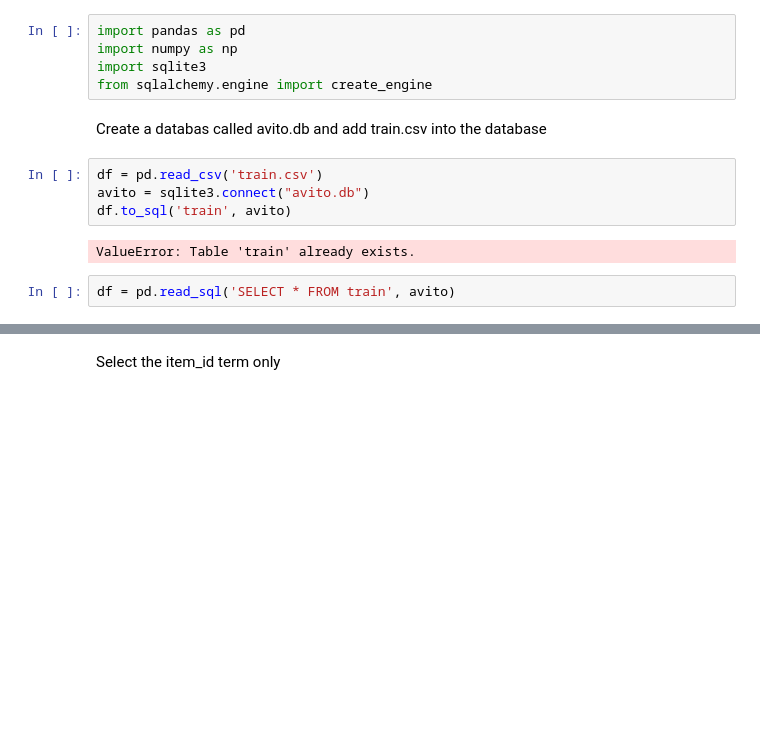
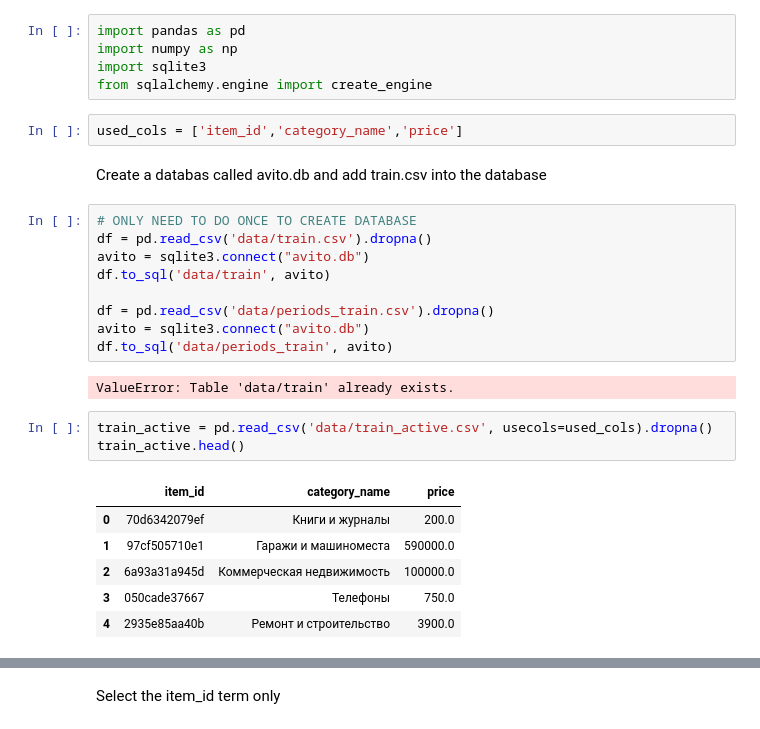
Before and after one commit to albalu/gdso-avito, a Jupyter notebook: load_files.ipynb, the cells around one changed output, grey strips where cells are left out. Saved outputs shown, nothing was run; the diff lists cells and outputs as text; blank space fills up the shorter version.

```diff
--- a/load_files.ipynb
+++ b/load_files.ipynb
@@ -6,13 +3,28 @@ import pandas as pd
 import numpy as np
 import sqlite3
 from sqlalchemy.engine import create_engine
+# %%
+used_cols = ['item_id','category_name','price']
 # %% [markdown]
 Create a databas called avito.db and add train.csv into the database
 # %%
-df = pd.read_csv('train.csv')
+# ONLY NEED TO DO ONCE TO CREATE DATABASE
+df = pd.read_csv('data/train.csv').dropna()
 avito = sqlite3.connect("avito.db")
-df.to_sql('train', avito)
+df.to_sql('data/train', avito)
+
+df = pd.read_csv('data/periods_train.csv').dropna()
+avito = sqlite3.connect("avito.db")
+df.to_sql('data/periods_train', avito)
 # %% [output]
-ValueError: Table 'train' already exists.
+ValueError: Table 'data/train' already exists.
-# %%
-df = pd.read_sql('SELECT * FROM train', avito)
+# %%
+train_active = pd.read_csv('data/train_active.csv', usecols=used_cols).dropna()
+train_active.head()
+# %% [output]
+|  | item_id | category_name | price |
+| 0 | 70d6342079ef | Книги и журналы | 200.0 |
+| 1 | 97cf505710e1 | Гаражи и машиноместа | 590000.0 |
+| 2 | 6a93a31a945d | Коммерческая недвижимость | 100000.0 |
+| 3 | 050cade37667 | Телефоны | 750.0 |
+| 4 | 2935e85aa40b | Ремонт и строительство | 3900.0 |
```
Also changed, not shown: parts of 14 cells of this notebook.
